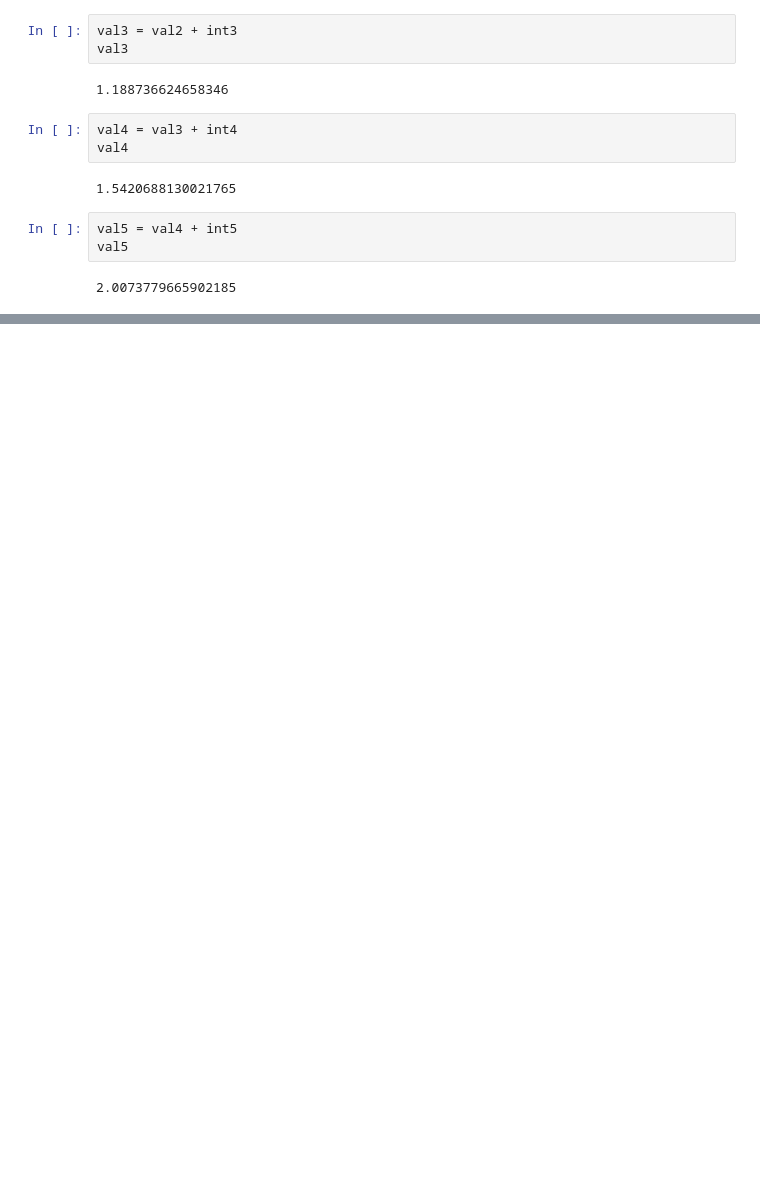
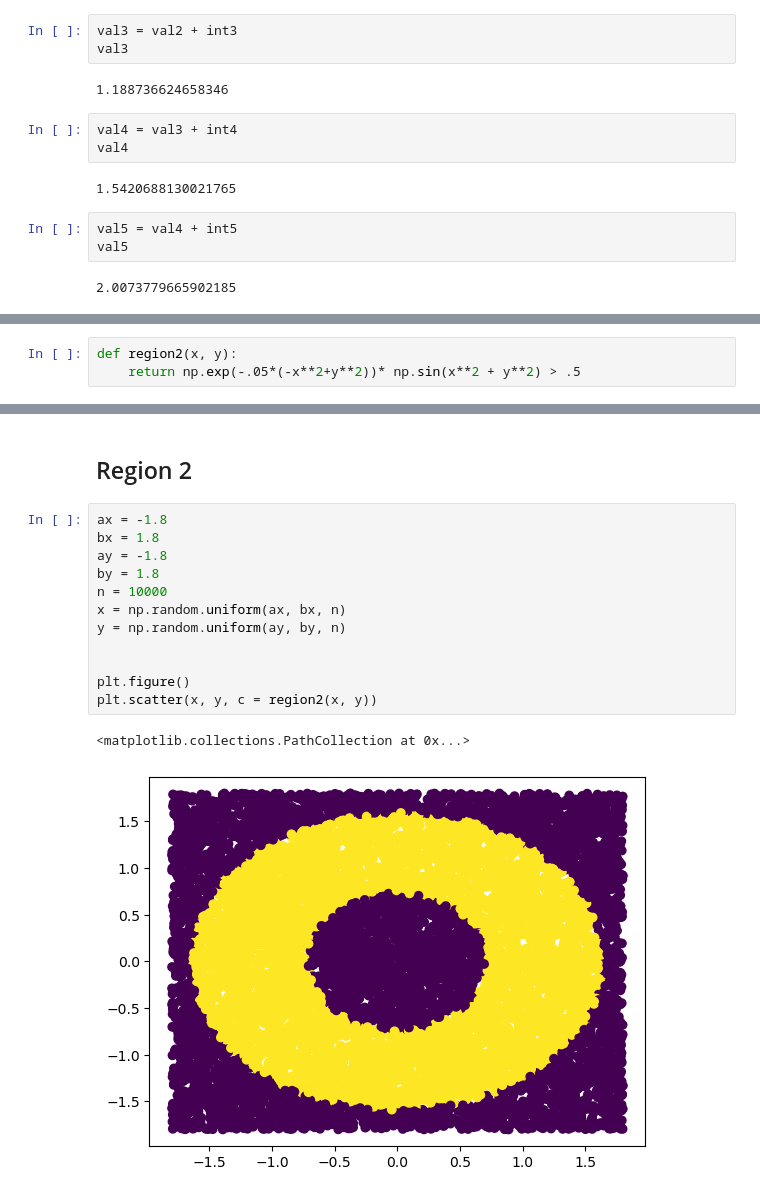
Before and after one commit to Maulpzco/MLC_2024, a Jupyter notebook: A11 Mau.ipynb, the cells around one changed output, grey strips where cells are left out. Cells and saved outputs as stored; diff of their text form; blank space fills up the shorter version.

```diff
--- a/A11 Mau.ipynb
+++ b/A11 Mau.ipynb
@@ -100,0 +123,3 @@ val5
+# %%
+def region2(x, y):
+    return np.exp(-.05*(-x**2+y**2))* np.sin(x**2 + y**2) > .5
@@ -100,0 +165,17 @@ val5
+# %% [markdown]
+## Region 2
+# %%
+ax = -1.8
+bx = 1.8
+ay = -1.8
+by = 1.8
+n = 10000
+x = np.random.uniform(ax, bx, n)
+y = np.random.uniform(ay, by, n)
+
+
+plt.figure()
+plt.scatter(x, y, c = region2(x, y))
+# %% [output]
+<matplotlib.collections.PathCollection at 0x...>
+[figure, added]
```
Also changed, not shown: parts of 30 cells of this notebook.
